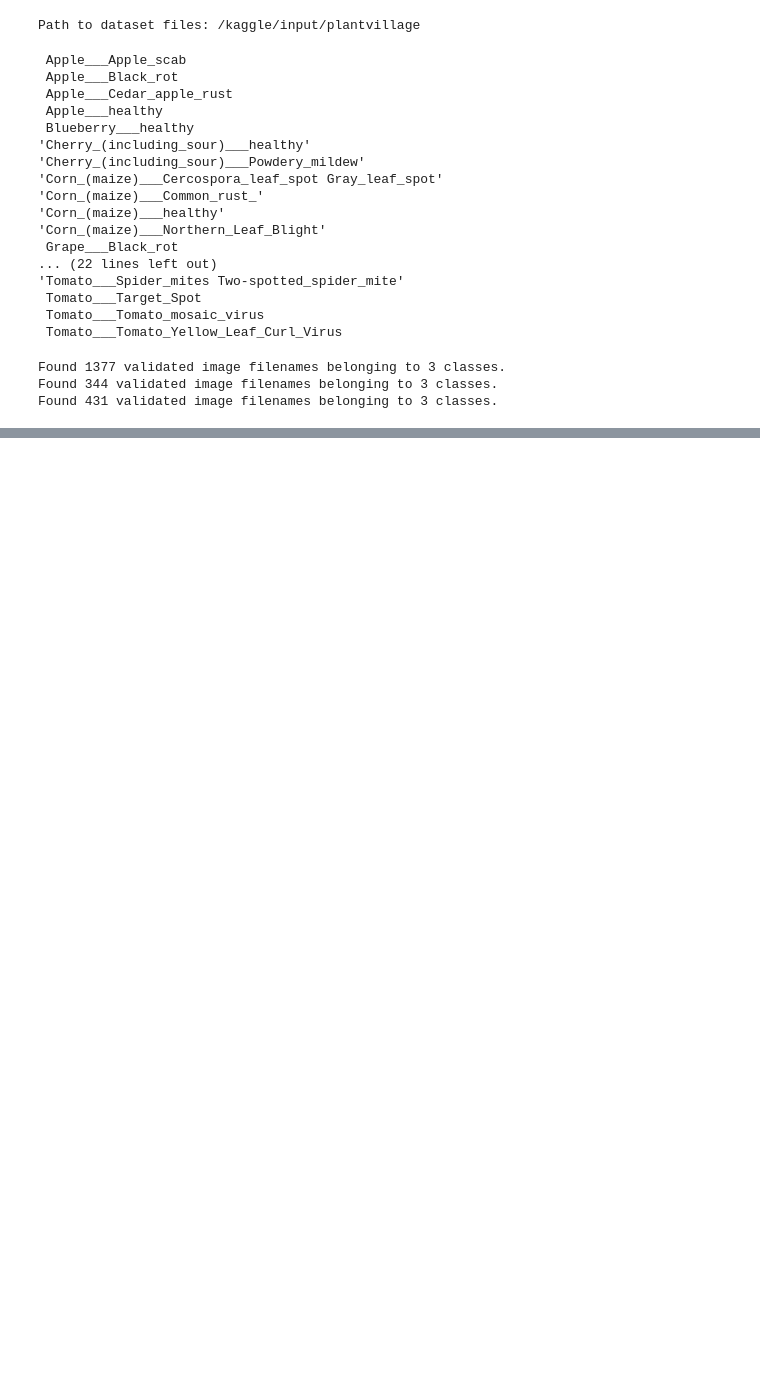
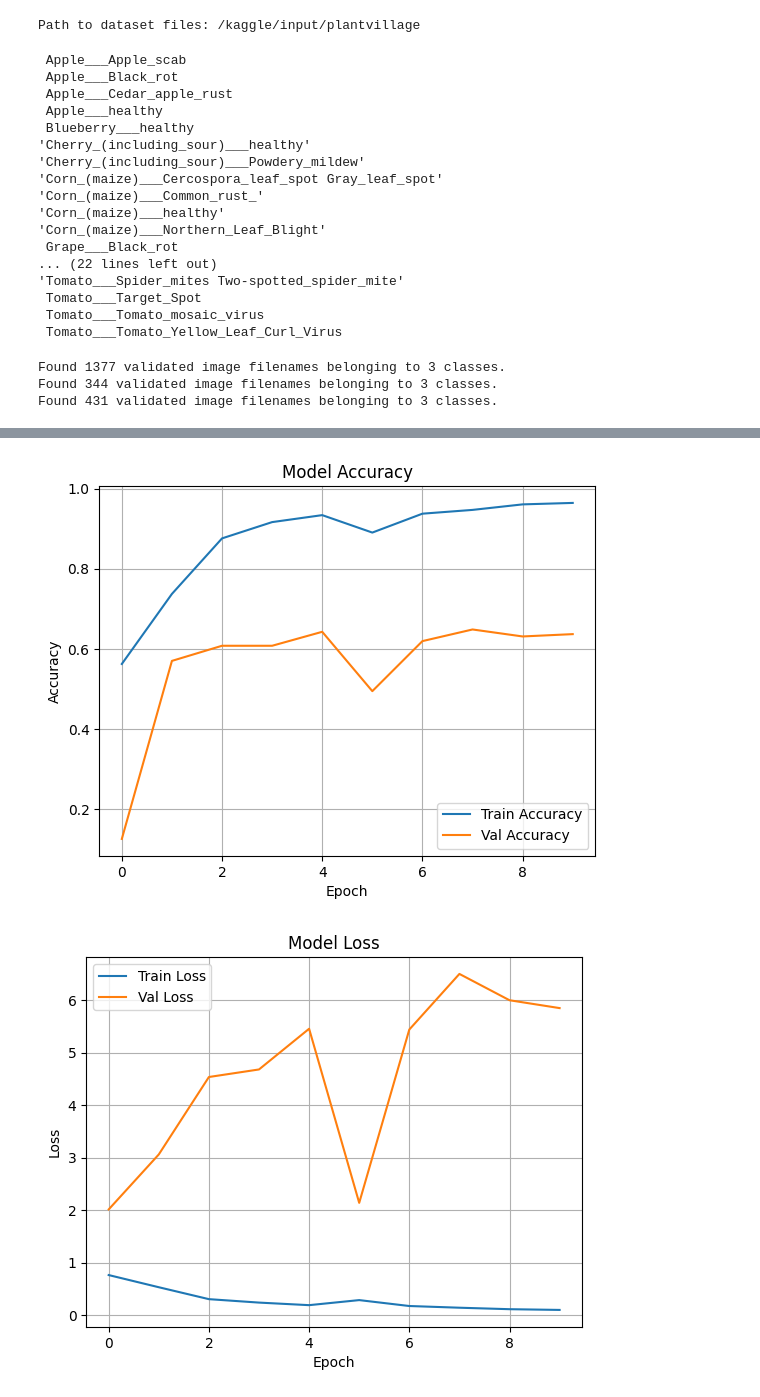
Before and after one commit to ranjuadhikari14/Potato_Disease_Detection, a Jupyter notebook: potato_project.ipynb, the cells around one changed output, grey strips where cells are left out. Cells and saved outputs as stored; diff of their text form; code cells hidden in the pictures; blank space fills up the shorter version.

```diff
--- a/potato_project.ipynb
+++ b/potato_project.ipynb
@@ -245,0 +285,6 @@ plt.show()
+# %%
+cnn_history = cnn_model.fit(
+    train_generator,
+    validation_data=val_generator,
+    epochs=10
+)
@@ -245,0 +320,25 @@ plt.show()
+# %%
+import matplotlib.pyplot as plt
+
+# Accuracy
+plt.plot(cnn_history.history['accuracy'], label='Train Accuracy')
+plt.plot(cnn_history.history['val_accuracy'], label='Val Accuracy')
+plt.title("Model Accuracy")
+plt.xlabel("Epoch")
+plt.ylabel("Accuracy")
+plt.legend()
+plt.grid(True)
+plt.show()
+
+# Loss
+plt.plot(cnn_history.history['loss'], label='Train Loss')
+plt.plot(cnn_history.history['val_loss'], label='Val Loss')
+plt.title("Model Loss")
+plt.xlabel("Epoch")
+plt.ylabel("Loss")
+plt.legend()
+plt.grid(True)
+plt.show()
+# %% [output]
+[figure, added]
+[figure, added]
```
Also changed, not shown: parts of 11 cells of this notebook.
